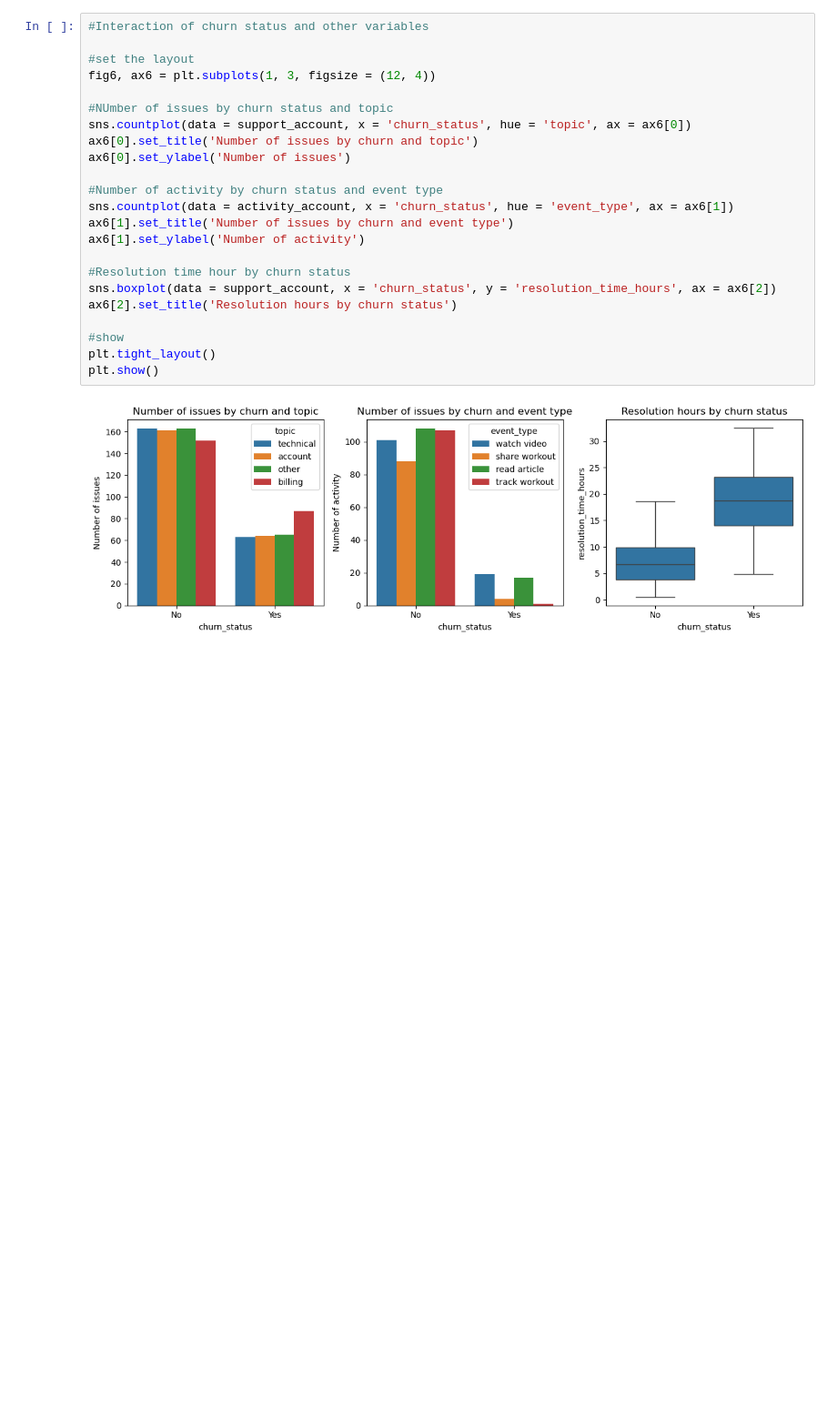
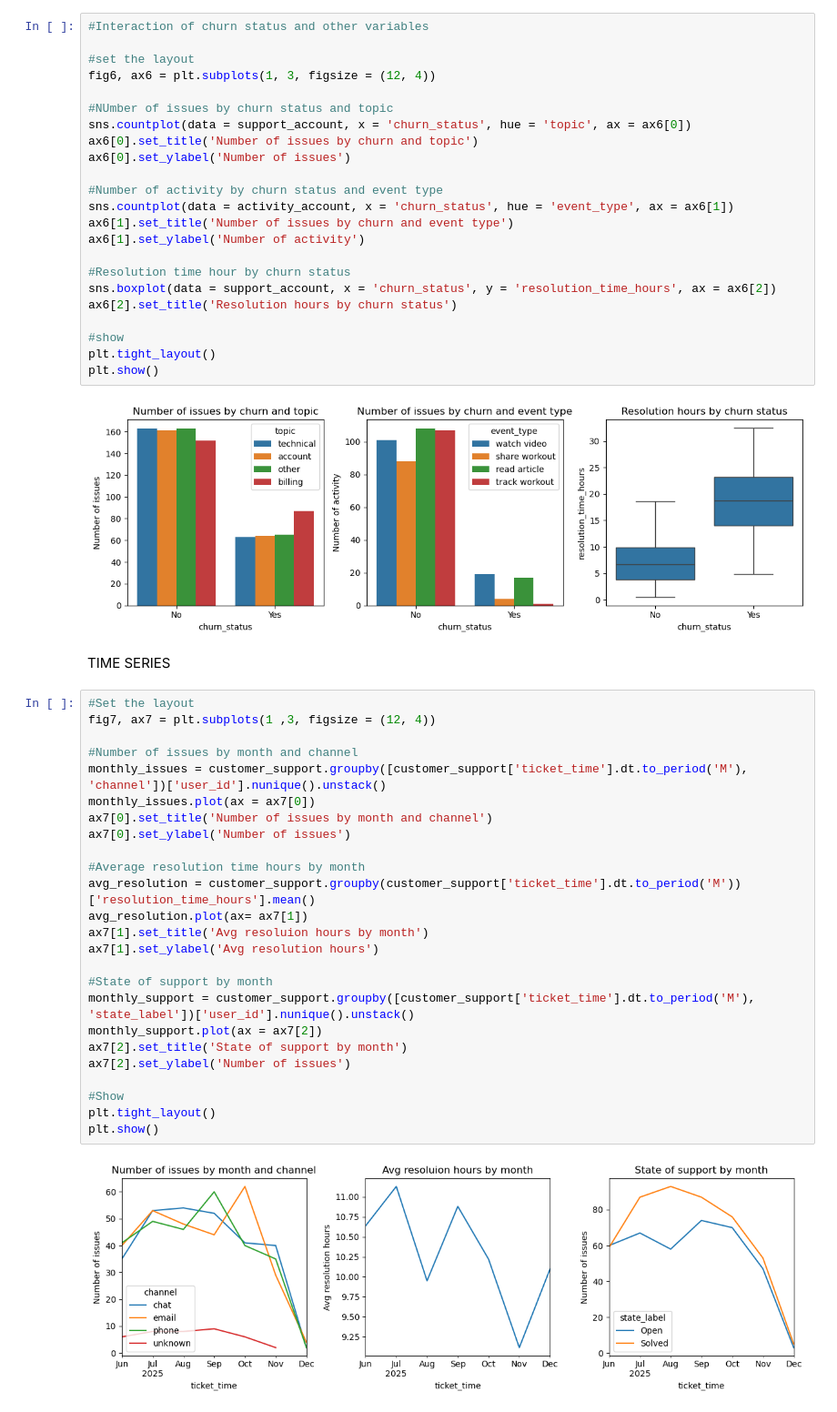
Before and after one commit to AJR-21/Data_Analytics_Portafolio, a Jupyter notebook: churn_analysis/notebook/exploratory_analysis.ipynb, the cells around one changed output. Shown at 91% size. Drawn from its saved outputs; the diff is of its cells as text; blank space fills up the shorter version.

Commit message:
Time series analysis

```diff
--- a/churn_analysis/notebook/exploratory_analysis.ipynb
+++ b/churn_analysis/notebook/exploratory_analysis.ipynb
@@ -307,3 +307,32 @@ plt.tight_layout()
 plt.show()
 # %% [output]
 [figure]
+# %% [markdown]
+TIME SERIES
+# %%
+#Set the layout
+fig7, ax7 = plt.subplots(1 ,3, figsize = (12, 4))
+
+#Number of issues by month and channel
+monthly_issues = customer_support.groupby([customer_support['ticket_time'].dt.to_period('M'), 'channel'])['user_id'].nunique().unstack()
+monthly_issues.plot(ax = ax7[0])
+ax7[0].set_title('Number of issues by month and channel')
+ax7[0].set_ylabel('Number of issues')
+
+#Average resolution time hours by month
+avg_resolution = customer_support.groupby(customer_support['ticket_time'].dt.to_period('M'))['resolution_time_hours'].mean()
+avg_resolution.plot(ax= ax7[1])
+ax7[1].set_title('Avg resoluion hours by month')
+ax7[1].set_ylabel('Avg resolution hours')
+
+#State of support by month
+monthly_support = customer_support.groupby([customer_support['ticket_time'].dt.to_period('M'), 'state_label'])['user_id'].nunique().unstack()
+monthly_support.plot(ax = ax7[2])
+ax7[2].set_title('State of support by month')
+ax7[2].set_ylabel('Number of issues')
+
+#Show
+plt.tight_layout()
+plt.show()
+# %% [output]
+[figure, added]
```
Also changed, not shown: parts of 1 cell of this notebook.
